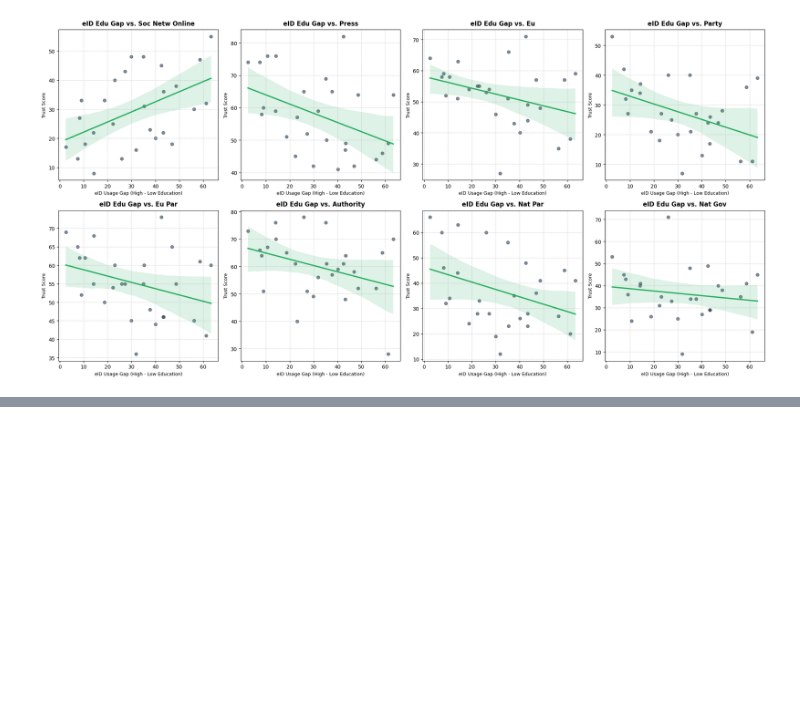
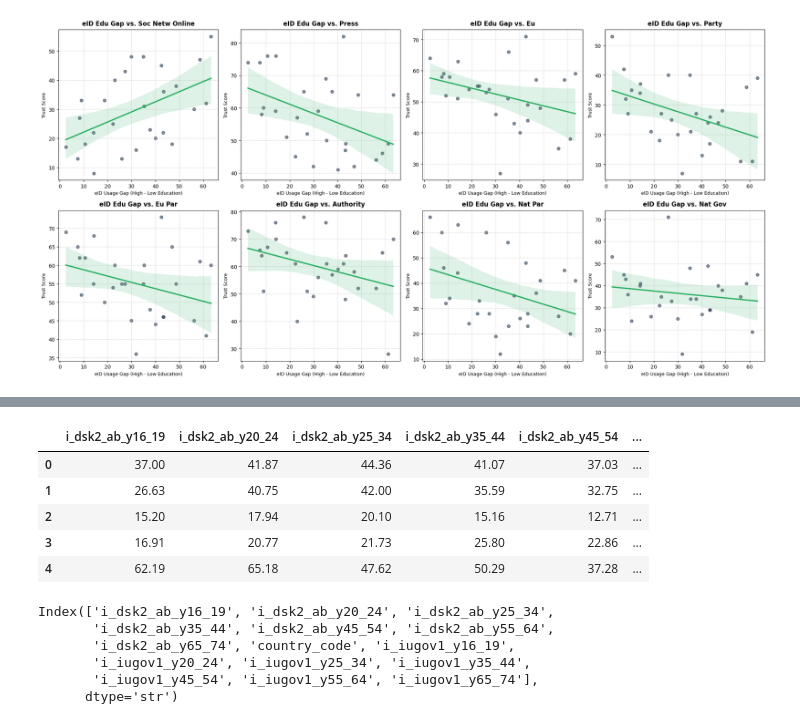
Before and after one commit to skibodaria/digital_literacy_eu, a Jupyter notebook: 03_eda/03_narrow_models.ipynb, the cells around one changed output, grey strips where cells are left out. Saved outputs shown, nothing was run; the diff lists cells and outputs as text; code cells hidden in the pictures; blank space fills up the shorter version.

```diff
--- a/03_eda/03_narrow_models.ipynb
+++ b/03_eda/03_narrow_models.ipynb
@@ -346,0 +396,29 @@ plt.show()
+# %%
+# get the data on skills:
+df_age_skills = pd.read_sql("SELECT * FROM public.stg_dig_skills_demog", engine)
+df_age_skills.head(10)
+
+cols_to_keep = ['i_dsk2_ab_y16_19', 'i_dsk2_ab_y20_24', 'i_dsk2_ab_y25_34', 'i_dsk2_ab_y35_44', 'i_dsk2_ab_y45_54', 'i_dsk2_ab_y55_64', 'i_dsk2_ab_y65_74',
+                'country_code']
+
+
+df_sk = df_age_skills[cols_to_keep]
+df_sk.head()
+# %% [output]
+|  | i_dsk2_ab_y16_19 | i_dsk2_ab_y20_24 | i_dsk2_ab_y25_34 | i_dsk2_ab_y35_44 | i_dsk2_ab_y45_54 | ... |
+| 0 | 37.00 | 41.87 | 44.36 | 41.07 | 37.03 | ... |
+| 1 | 26.63 | 40.75 | 42.00 | 35.59 | 32.75 | ... |
+| 2 | 15.20 | 17.94 | 20.10 | 15.16 | 12.71 | ... |
+| 3 | 16.91 | 20.77 | 21.73 | 25.80 | 22.86 | ... |
+| 4 | 62.19 | 65.18 | 47.62 | 50.29 | 37.28 | ... |
+# %%
+# get the data together:
+df_regression = pd.merge(df_sk, df_ag, on='country_code', how='inner').dropna()
+df_regression.columns
+# %% [output]
+Index(['i_dsk2_ab_y16_19', 'i_dsk2_ab_y20_24', 'i_dsk2_ab_y25_34',
+       'i_dsk2_ab_y35_44', 'i_dsk2_ab_y45_54', 'i_dsk2_ab_y55_64',
+       'i_dsk2_ab_y65_74', 'country_code', 'i_iugov1_y16_19',
+       'i_iugov1_y20_24', 'i_iugov1_y25_34', 'i_iugov1_y35_44',
+       'i_iugov1_y45_54', 'i_iugov1_y55_64', 'i_iugov1_y65_74'],
+      dtype='str')
```
Also changed, not shown: parts of 9 cells of this notebook.
